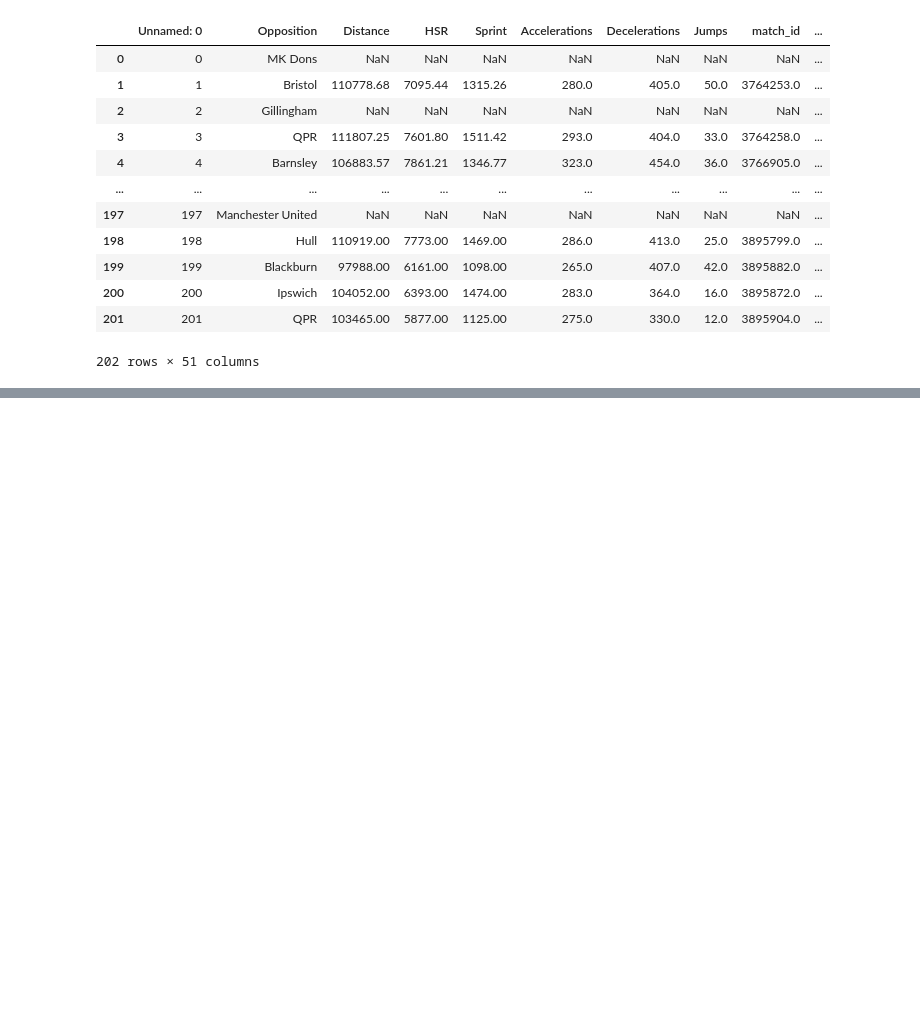
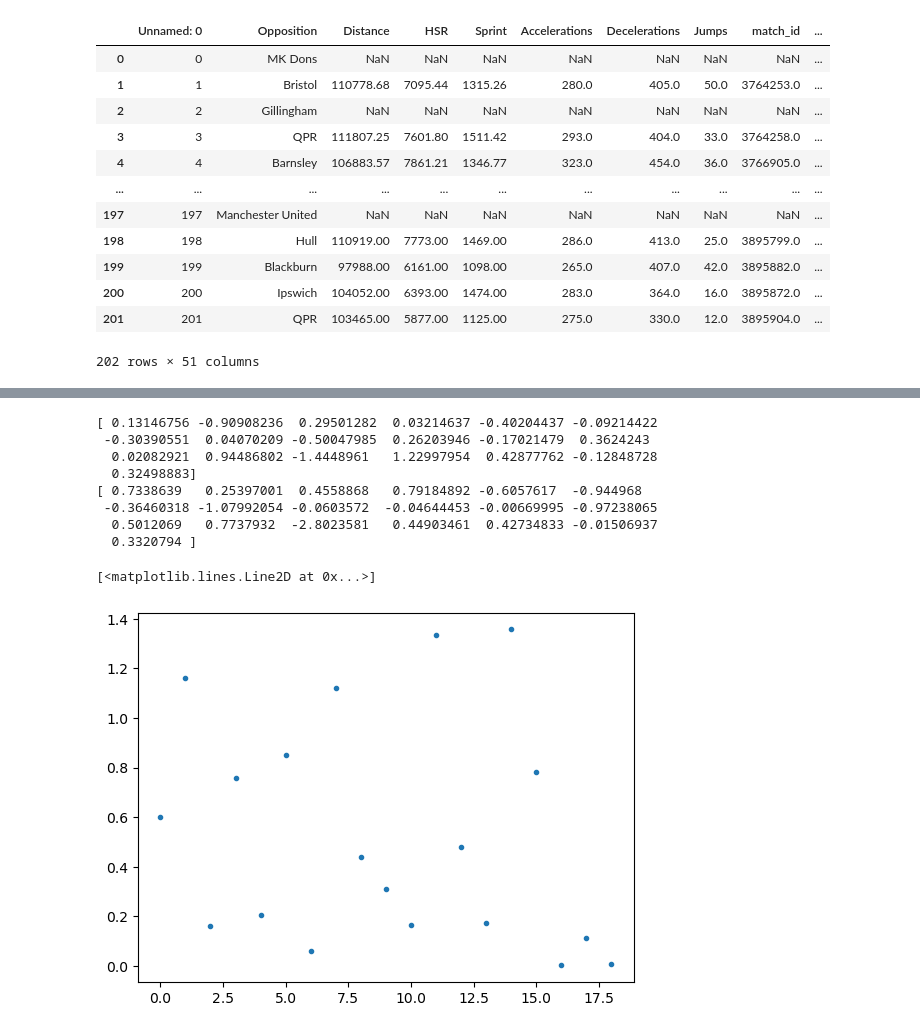
Before and after one commit to gangel27/whack_2024, a Jupyter notebook: George/main.ipynb, the cells around one changed output, grey strips where cells are left out. Saved outputs shown, nothing was run; the diff lists cells and outputs as text; code cells hidden in the pictures; blank space fills up the shorter version.

```diff
--- a/George/main.ipynb
+++ b/George/main.ipynb
@@ -109,0 +135,22 @@ array=[-0.1743155   0.79184892 -0.3930584  -2.75997477 -1.14576784  0.2962446
+# %%
+regr = linear_model.Lasso(alpha=0.1)
+
+# # Train the model using the train data
+regr.fit(x_train, y_train)
+y_pred = regr.predict(x_test)
+
+print(y_pred)
+print(y_test)
+
+plt.plot([i for i in range(len(y_test))], abs(y_test - y_pred), ".", label="regression")
+# %% [output]
+[ 0.13146756 -0.90908236  0.29501282  0.03214637 -0.40204437 -0.09214422
+ -0.30390551  0.04070209 -0.50047985  0.26203946 -0.17021479  0.3624243
+  0.02082921  0.94486802 -1.4448961   1.22997954  0.42877762 -0.12848728
+  0.32498883]
+[ 0.7338639   0.25397001  0.4558868   0.79184892 -0.6057617  -0.944968
+ -0.36460318 -1.07992054 -0.0603572  -0.04644453 -0.00669995 -0.97238065
+  0.5012069   0.7737932  -2.8023581   0.44903461  0.42734833 -0.01506937
+  0.3320794 ]
+[<matplotlib.lines.Line2D at 0x...>]
+[figure, added]
```
Also changed, not shown: parts of 4 cells of this notebook.
